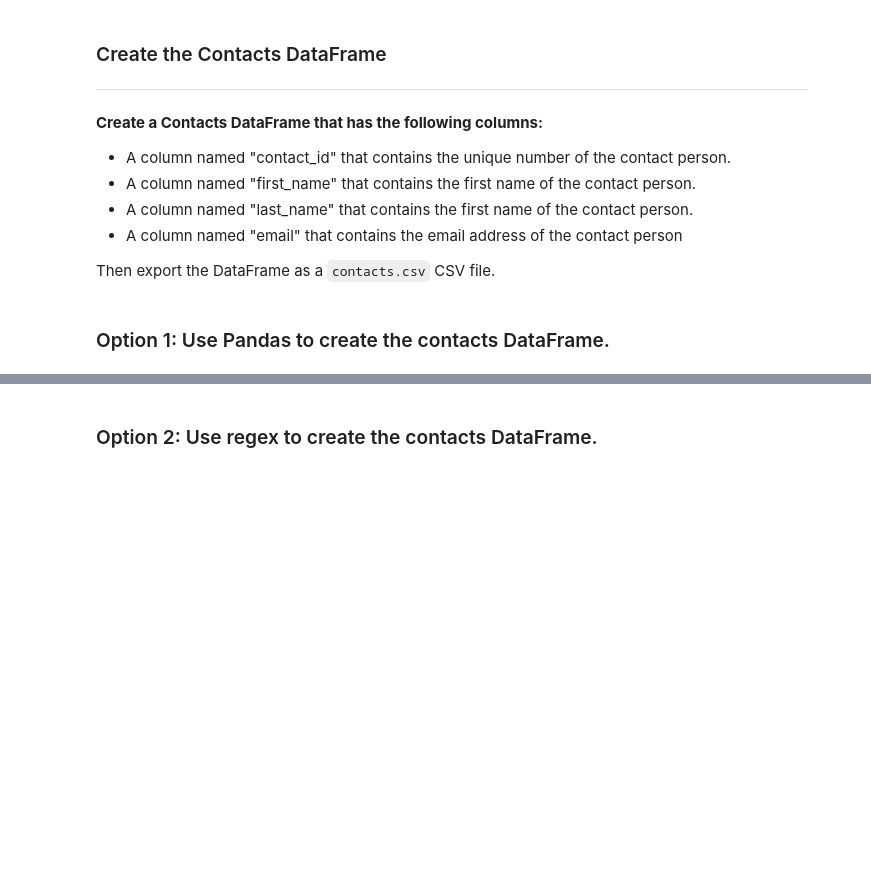
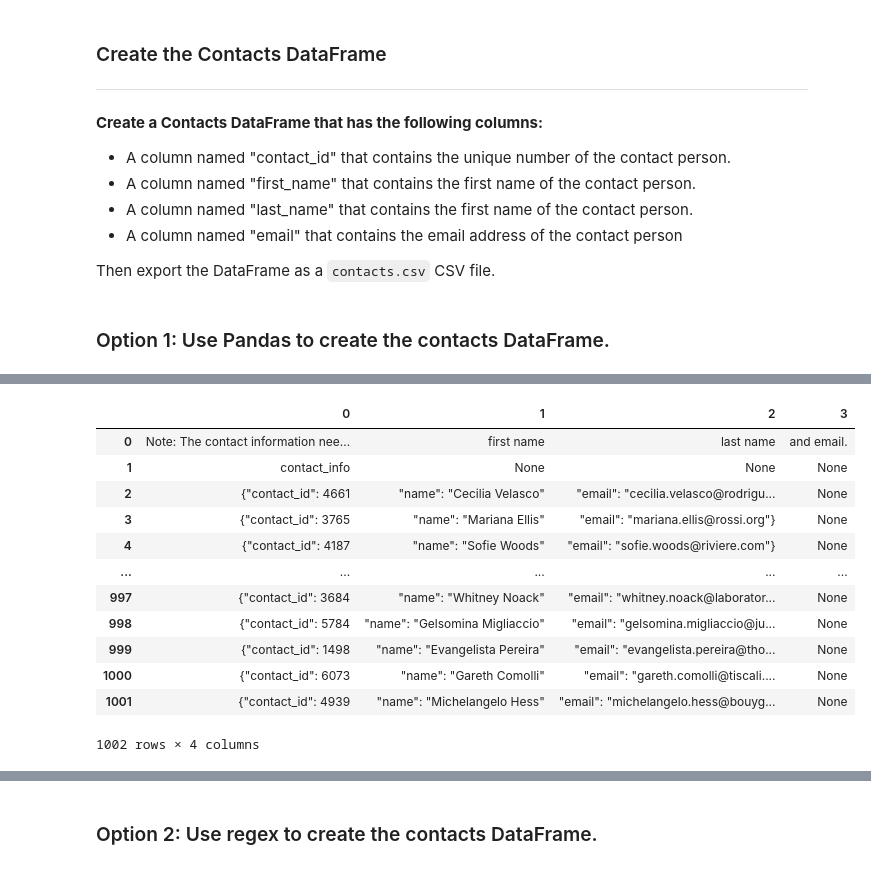
Before and after one commit to minmincg/Crowdfunding_ETL, a Jupyter notebook: ETL_Mini_Project_MCavazos.ipynb, the cells around one changed output, grey strips where cells are left out. Drawn from its saved outputs; the diff is of its cells as text; code cells hidden in the pictures; blank space fills up the shorter version.

```diff
--- a/ETL_Mini_Project_MCavazos.ipynb
+++ b/ETL_Mini_Project_MCavazos.ipynb
@@ -345,3 +347,6 @@ print(dict_values)
 # %%
 # Create a contact_info DataFrame and add each list of values, i.e., each row
 # to the 'contact_id', 'name', 'email' columns.
+pd.options.display.max_colwidth = 200
+contacts_df = pd.read_excel("Resources/contacts.xlsx", engine='openpyxl')
+contacts_df
@@ -358,0 +383,3 @@ print(dict_values)
+# %%
+contacts_values = contacts_df.values.tolist()
+contacts_values
@@ -358,0 +404,6 @@ print(dict_values)
+# %%
+contacts_list = []
+for item in contacts_values:
+    contacts_list.append(item[0].split(","))
+
+contacts_list
@@ -358,0 +428,17 @@ print(dict_values)
+# %%
+contacts_list_df = pd.DataFrame(contacts_list)
+contacts_list_df
+# %% [output]
+|  | 0 | 1 | 2 | 3 |
+| 0 | Note: The contact information nee... | first name | last name | and email. |
+| 1 | contact_info | None | None | None |
+| 2 | {"contact_id": 4661 | "name": "Cecilia Velasco" | "email": "cecilia.velasco@rodrigu... | None |
+| 3 | {"contact_id": 3765 | "name": "Mariana Ellis" | "email": "mariana.ellis@rossi.org"} | None |
+| 4 | {"contact_id": 4187 | "name": "Sofie Woods" | "email": "sofie.woods@riviere.com"} | None |
+| ... | ... | ... | ... | ... |
+| 997 | {"contact_id": 3684 | "name": "Whitney Noack" | "email": "whitney.noack@laborator... | None |
+| 998 | {"contact_id": 5784 | "name": "Gelsomina Migliaccio" | "email": "gelsomina.migliaccio@ju... | None |
+| 999 | {"contact_id": 1498 | "name": "Evangelista Pereira" | "email": "evangelista.pereira@tho... | None |
+| 1000 | {"contact_id": 6073 | "name": "Gareth Comolli" | "email": "gareth.comolli@tiscali.... | None |
+| 1001 | {"contact_id": 4939 | "name": "Michelangelo Hess" | "email": "michelangelo.hess@bouyg... | None |
+1002 rows × 4 columns
```
Also changed, not shown: parts of 28 cells of this notebook, 1 other file.
